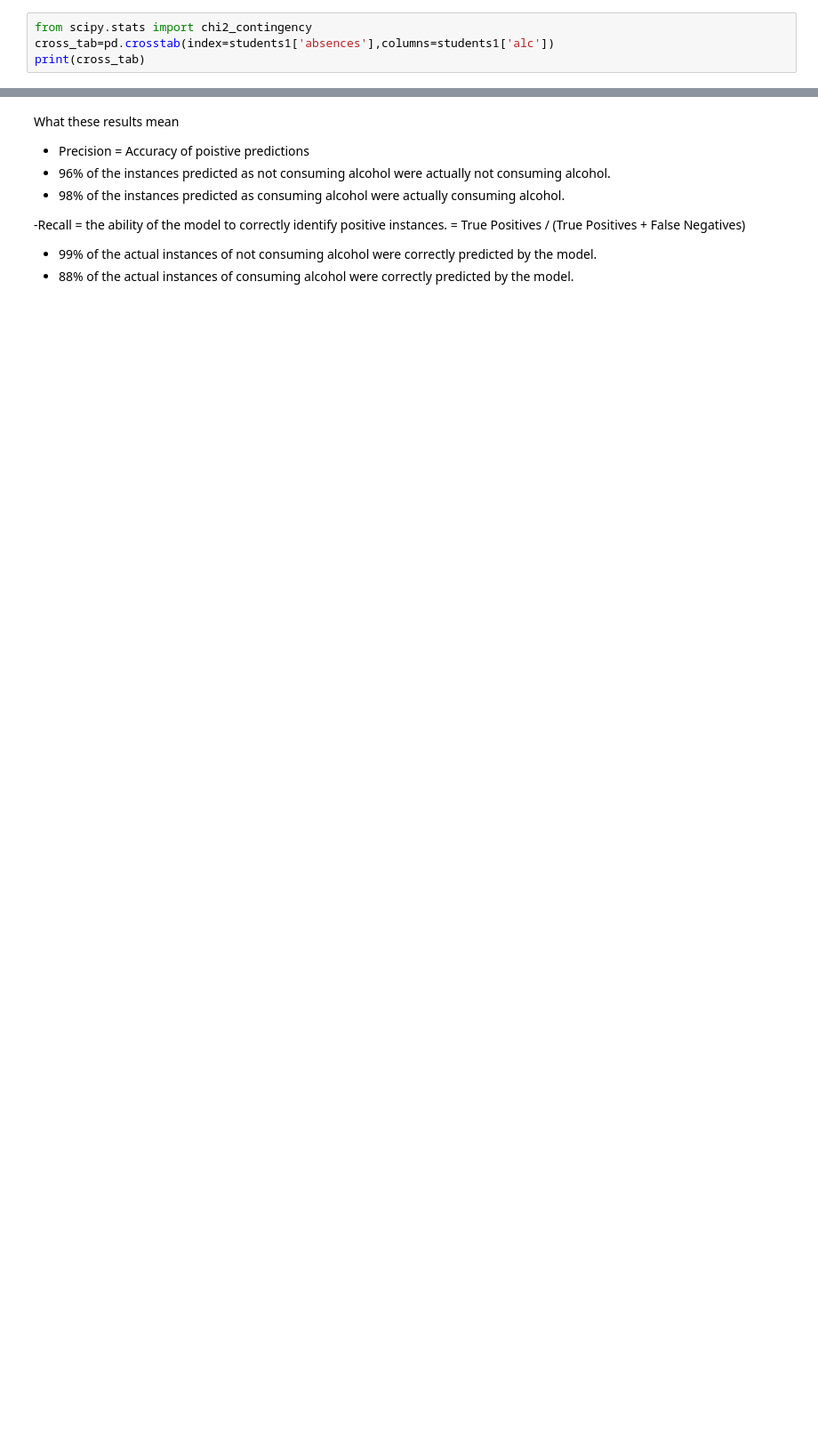
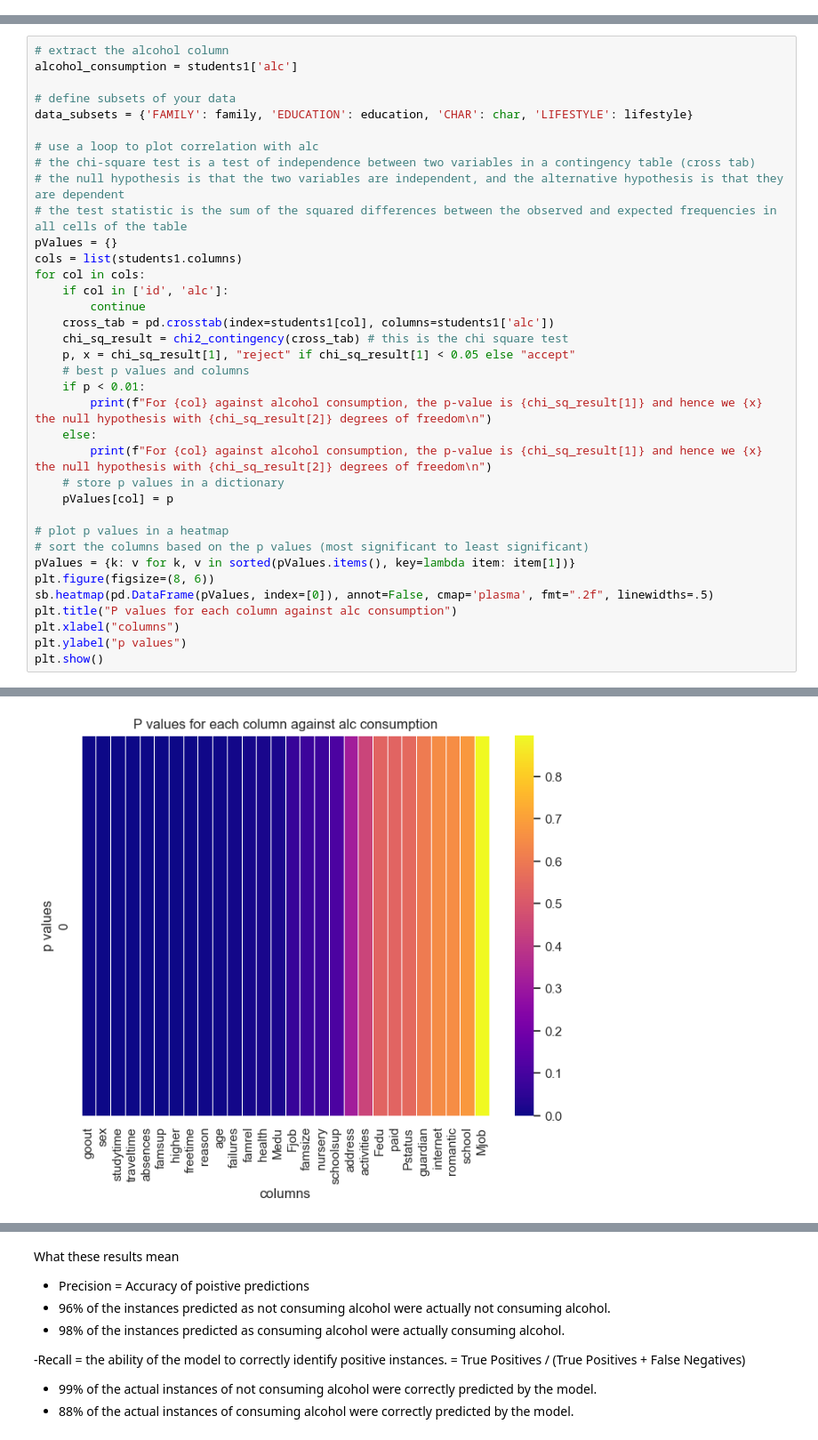
Before and after one commit to ijethmal/sc1015-asg, a Jupyter notebook: MAIN (naive bayes corrected).ipynb, the cells around one changed output, grey strips where cells are left out. Shown at 89% size. Cells and saved outputs as stored; diff of their text form; blank space fills up the shorter version.

```diff
--- a/MAIN (naive bayes corrected).ipynb
+++ b/MAIN (naive bayes corrected).ipynb
@@ -291,4 +0,0 @@ plt.show()
-# %%
-from scipy.stats import chi2_contingency
-cross_tab=pd.crosstab(index=students1['absences'],columns=students1['alc'])
-print(cross_tab)
@@ -592,0 +338,37 @@ Precision:  0.9444444444444444
+# %%
+# extract the alcohol column
+alcohol_consumption = students1['alc']
+
+# define subsets of your data
+data_subsets = {'FAMILY': family, 'EDUCATION': education, 'CHAR': char, 'LIFESTYLE': lifestyle}
+
+# use a loop to plot correlation with alc
+# the chi-square test is a test of independence between two variables in a contingency table (cross tab)
+# the null hypothesis is that the two variables are independent, and the alternative hypothesis is that they are dependent
+# the test statistic is the sum of the squared differences between the observed and expected frequencies in all cells of the table
+pValues = {}
+cols = list(students1.columns)
+for col in cols:
+    if col in ['id', 'alc']:
+        continue
+    cross_tab = pd.crosstab(index=students1[col], columns=students1['alc'])
+    chi_sq_result = chi2_contingency(cross_tab) # this is the chi square test
+    p, x = chi_sq_result[1], "reject" if chi_sq_result[1] < 0.05 else "accept"
+    # best p values and columns
+    if p < 0.01:
+        print(f"For {col} against alcohol consumption, the p-value is {chi_sq_result[1]} and hence we {x} the null hypothesis with {chi_sq_result[2]} degrees of freedom\n")
+    else:
+        print(f"For {col} against alcohol consumption, the p-value is {chi_sq_result[1]} and hence we {x} the null hypothesis with {chi_sq_result[2]} degrees of freedom\n")
+    # store p values in a dictionary
+    pValues[col] = p
+
+# plot p values in a heatmap
+# sort the columns based on the p values (most significant to least significant)
+pValues = {k: v for k, v in sorted(pValues.items(), key=lambda item: item[1])}
+plt.figure(figsize=(8, 6))
+sb.heatmap(pd.DataFrame(pValues, index=[0]), annot=False, cmap='plasma', fmt=".2f", linewidths=.5)
+plt.title("P values for each column against alc consumption")
+plt.xlabel("columns")
+plt.ylabel("p values")
+plt.show()
+# %% [output]
@@ -592,0 +392 @@ Precision:  0.9444444444444444
+[figure, added]
```
Also changed, not shown: parts of 64 cells of this notebook.
